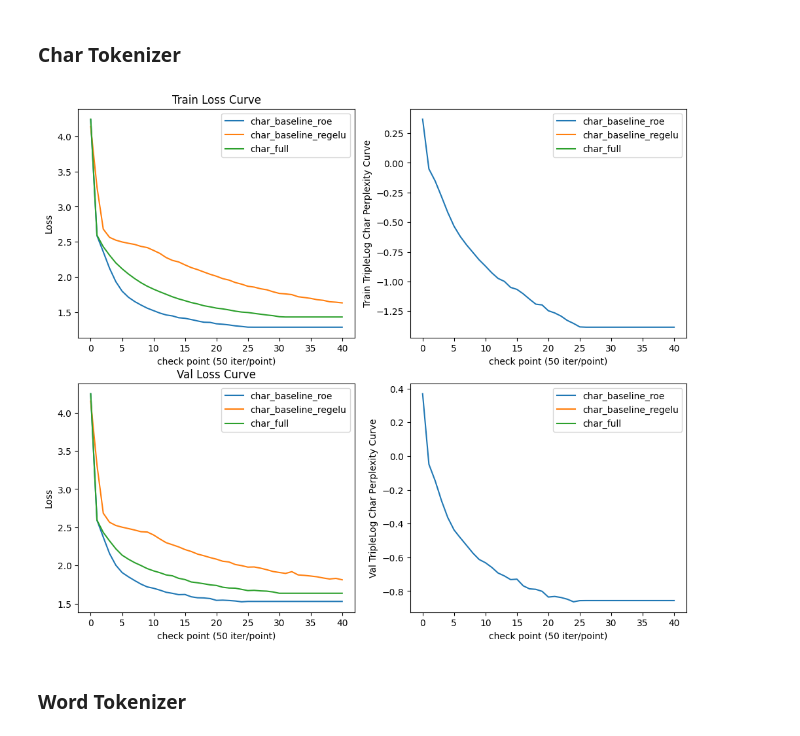
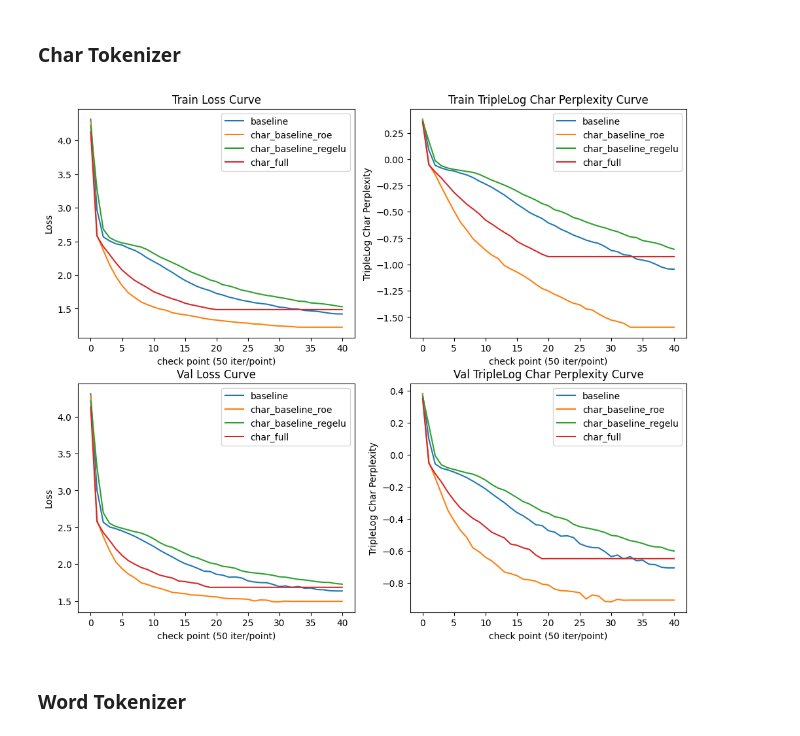
Before and after one commit to fatday/STATS-305B-HW4-Group, a Jupyter notebook: Part2_Working.ipynb, the cells around one changed output. Cells and saved outputs as stored; diff of their text form; code cells hidden in the pictures.

```diff
--- a/Part2_Working.ipynb
+++ b/Part2_Working.ipynb
@@ -476,11 +476,11 @@ class FeedForward(nn.Module):
         self.activation = nn.GELU() if gelu else nn.ReLU()
         layers = [nn.Linear(embed_size, 4 * embed_size), self.activation]
         if dropout:
-            layers.append(nn.Dropout(0.2))
+            layers.append(nn.Dropout(0.1))
 
         layers.append(nn.Linear(4 * embed_size, embed_size))
         if dropout:
-            layers.append(nn.Dropout(0.2))
+            layers.append(nn.Dropout(0.1))
 
         self.net = nn.Sequential(*layers)
 
@@ -617,7 +617,7 @@ For model training and text generation
 # %%
 class ModelTokenizerSystem:
   def __init__(self, model, tokenizer, device, optimizer_lr = 1e-4,
-               optimizer_weight_decay = 1e-1, model_name = "None"):
+               optimizer_weight_decay = 1e-2, model_name = "None"):
     self.model = model
     self.tokenizer = tokenizer
     self.device = device
@@ -822,7 +822,7 @@ def model_compare_plots(model_systems, model_names):
 
     axes[axis_x, axis_y].set_xlabel('check point (50 iter/point)')
     axes[axis_x, axis_y].set_ylabel('TripleLog Char Perplexity')
-    axes[axis_x, axis_y].set_ylabel(name.capitalize() + ' TripleLog Char Perplexity Curve')
+    axes[axis_x, axis_y].set_title(name.capitalize() + ' TripleLog Char Perplexity Curve')
     axes[axis_x, axis_y].legend()
     axis_x += 1
     axis_y = 0
@@ -1468,11 +1862,11 @@ model_compare_plots(full_list, model_name_list_full)
 # %% [markdown]
 ### Char Tokenizer
 # %%
-char_list = [char_baseline_roe, char_baseline_regelu, char_full]
-model_name_list_char = ["char_baseline_roe", "char_baseline_regelu", "char_full"]
+char_list = [baseline, char_baseline_roe, char_baseline_regelu, char_full]
+model_name_list_char = ["baseline","char_baseline_roe", "char_baseline_regelu", "char_full"]
 model_compare_plots(char_list, model_name_list_char)
 # %% [output]
-[figure, old version]
+[figure, new version]
 # %% [markdown]
 ### Word Tokenizer
 # %%
```
Also changed, not shown: parts of 61 cells of this notebook.
